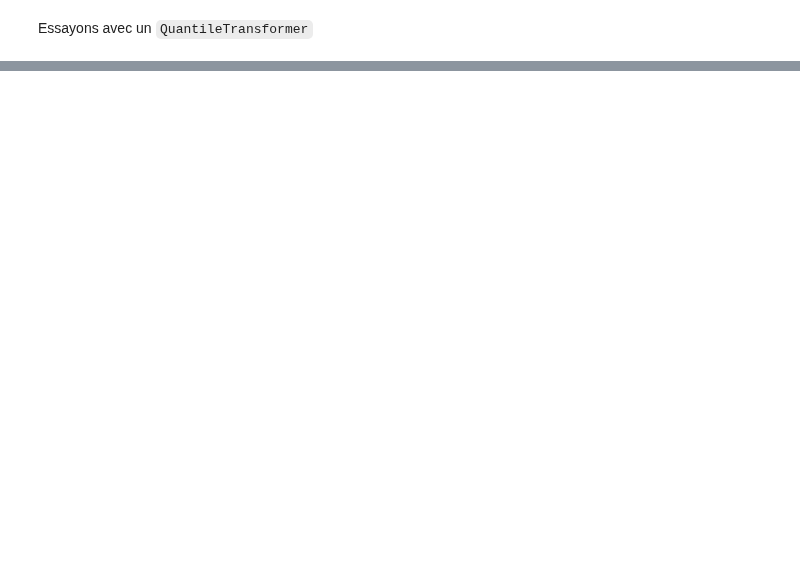
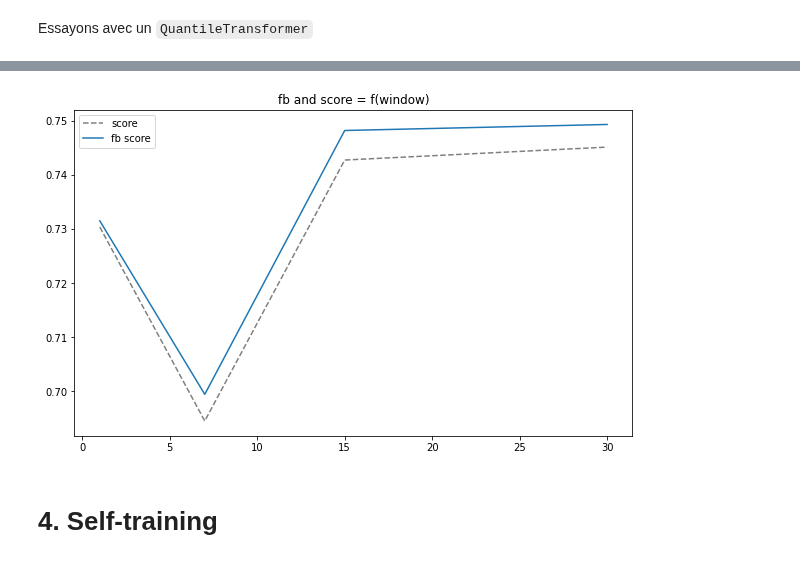
Before and after one commit to hugo-mi/Activity_Detection_From_Electrical_Consumption_Load_Curves, a Jupyter notebook: Exploratory Data Analysis/classification_house1_vs_house2.ipynb, the cells around one changed output, grey strips where cells are left out. Saved outputs shown, nothing was run; the diff lists cells and outputs as text; code cells hidden in the pictures; blank space fills up the shorter version.

```diff
--- a/Exploratory Data Analysis/classification_house1_vs_house2.ipynb
+++ b/Exploratory Data Analysis/classification_house1_vs_house2.ipynb
@@ -239,0 +282,16 @@ plt.title('fb and score = f(window)');
+# %%
+w_range = [1, 7, 15, 30]
+fb_score = []
+acc_score = []
+for w in w_range:
+    fb, acc = classif_scale_fit_window(house2_power_blk1, house1_power_blk2, window=w, scaler=StandardScaler())
+    fb_score.append(fb)
+    acc_score.append(acc)
+
+plt.figure(figsize=(10, 6));
+plt.plot(w_range, acc_score, label='score', color='grey', linestyle='dashed');
+plt.plot(w_range, fb_score, label='fb score');
+plt.legend();
+plt.title('fb and score = f(window)');
+# %% [output]
+[figure, added]
@@ -239,0 +312,2 @@ plt.title('fb and score = f(window)');
+# %% [markdown]
+# 4. Self-training
```
Also changed, not shown: parts of 11 cells of this notebook.
